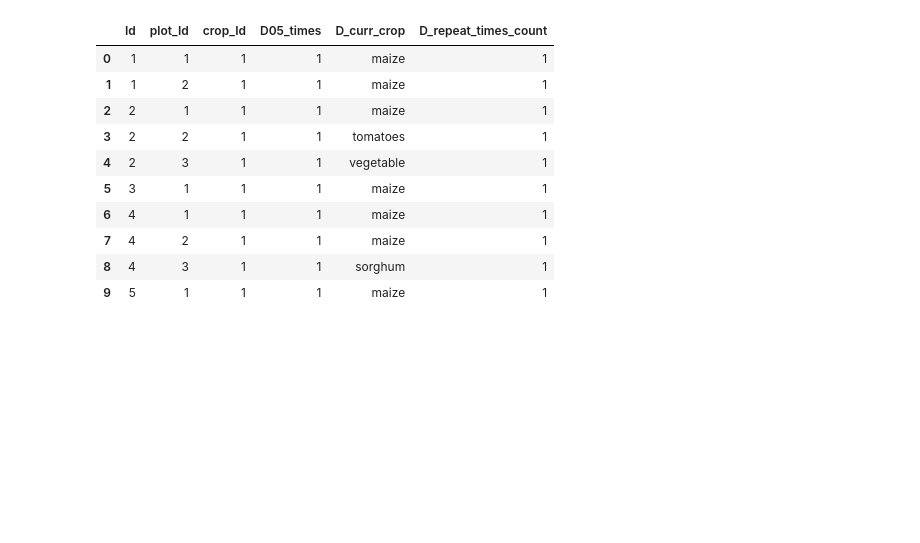
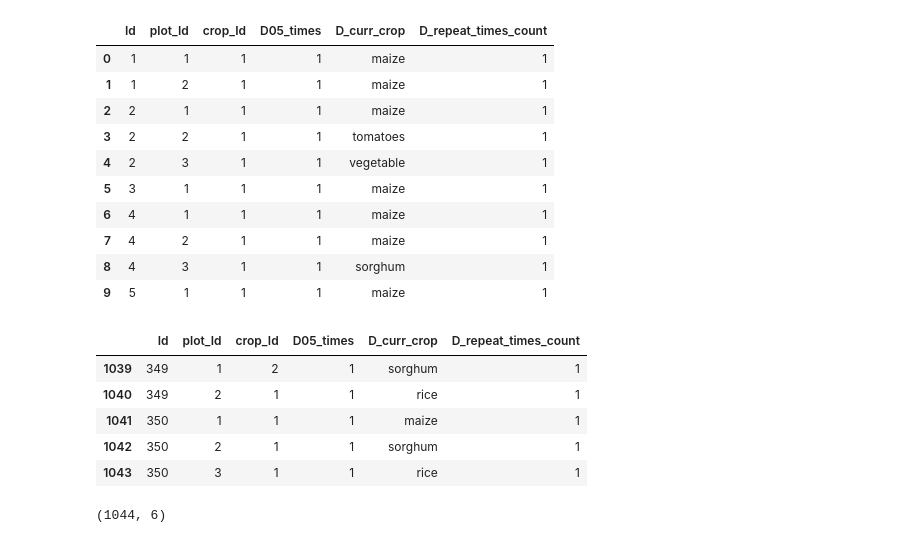
Before and after one commit to Zu1uDe1ta/SQL_NB, a Jupyter notebook: SQL_NB.ipynb, the cells around one changed output. Drawn from its saved outputs; the diff is of its cells as text; code cells hidden in the pictures; blank space fills up the shorter version.

```diff
--- a/SQL_NB.ipynb
+++ b/SQL_NB.ipynb
@@ -190,3 +190,16 @@ df.head(10)
 | 7 | 4 | 2 | 1 | 1 | maize | 1 |
 | 8 | 4 | 3 | 1 | 1 | sorghum | 1 |
 | 9 | 5 | 1 | 1 | 1 | maize | 1 |
+# %%
+df.tail(5)
+# %% [output]
+|  | Id | plot_Id | crop_Id | D05_times | D_curr_crop | D_repeat_times_count |
+| 1039 | 349 | 1 | 2 | 1 | sorghum | 1 |
+| 1040 | 349 | 2 | 1 | 1 | rice | 1 |
+| 1041 | 350 | 1 | 1 | 1 | maize | 1 |
+| 1042 | 350 | 2 | 1 | 1 | sorghum | 1 |
+| 1043 | 350 | 3 | 1 | 1 | rice | 1 |
+# %%
+df.shape
+# %% [output]
+(1044, 6)
```
Also changed, not shown: parts of 1 cell of this notebook.
